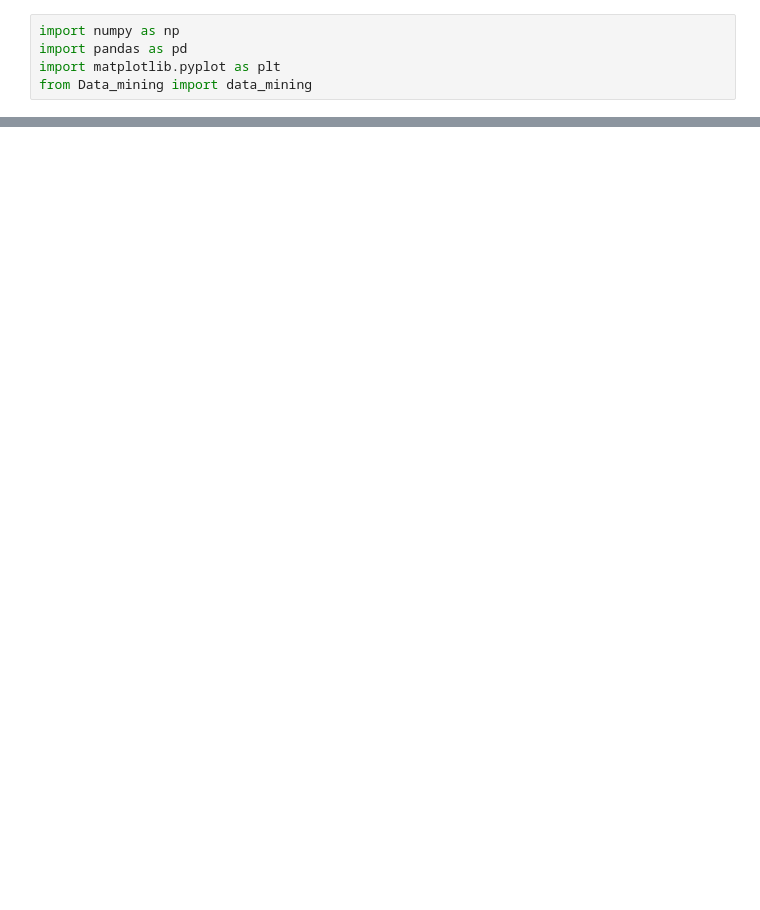
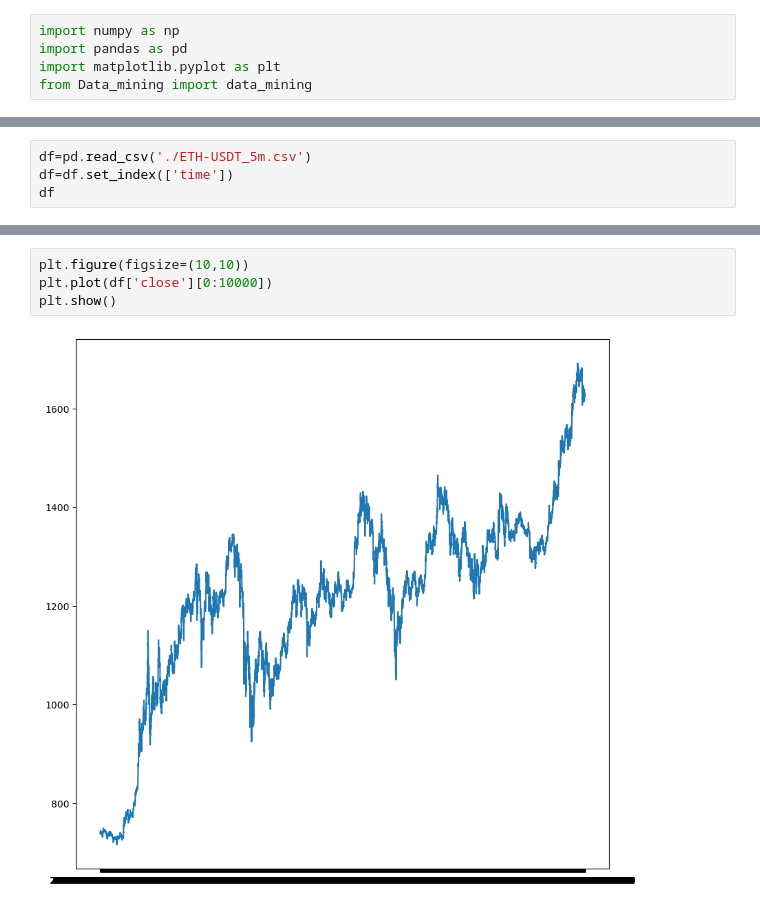
Before and after one commit to Farzad-ES/Crypto-Price-Forecasting, a Jupyter notebook: Time Series Forecaster.ipynb, the cells around one changed output, grey strips where cells are left out. Saved outputs shown, nothing was run; the diff lists cells and outputs as text; blank space fills up the shorter version.

```diff
--- a/Time Series Forecaster.ipynb
+++ b/Time Series Forecaster.ipynb
@@ -26,0 +11,4 @@ df.to_csv("ETH-USDT_5m.csv")
+# %%
+df=pd.read_csv('./ETH-USDT_5m.csv')
+df=df.set_index(['time'])
+df
@@ -26,0 +30,6 @@ df.to_csv("ETH-USDT_5m.csv")
+# %%
+plt.figure(figsize=(10,10))
+plt.plot(df['close'][0:10000])
+plt.show()
+# %% [output]
+[figure, added]
```
Also changed, not shown: parts of 4 cells of this notebook, 1 other file.
